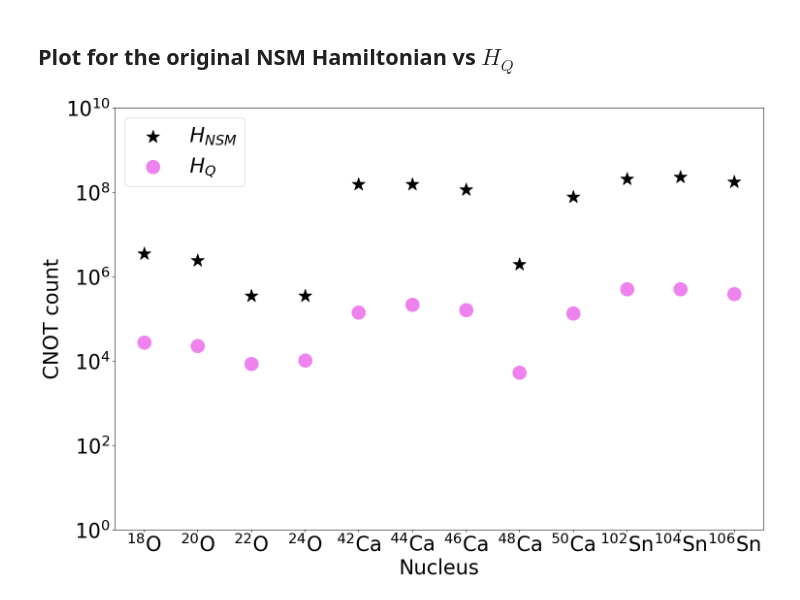
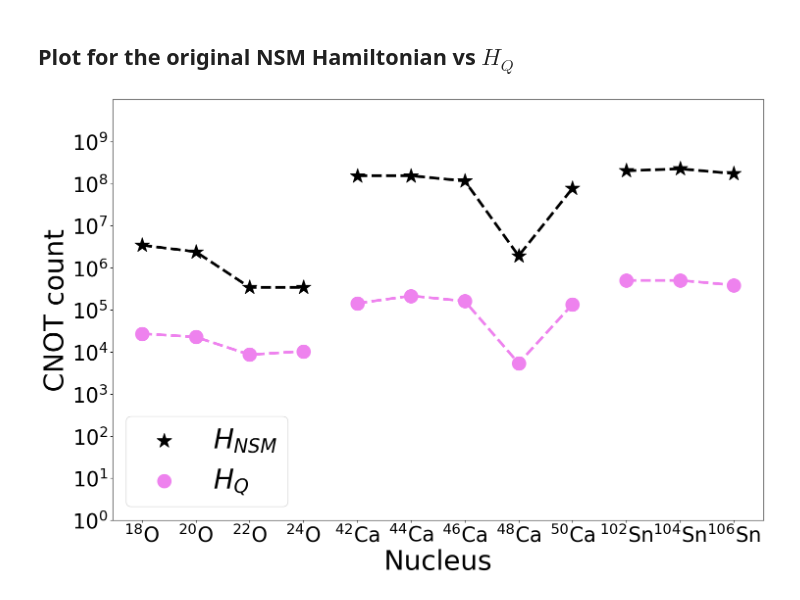
Before and after one commit to emacosta95/2nd_qa4nsm, a Jupyter notebook: TestingComputationalComplexity.ipynb, the cells around one changed output. Cells and saved outputs as stored; diff of their text form; code cells hidden in the pictures.

```diff
--- a/TestingComputationalComplexity.ipynb
+++ b/TestingComputationalComplexity.ipynb
@@ -1325,28 +1325,36 @@ values_nsm = cnot_sd + cnots_pf+cnots_gcn5082
 # %%
 import matplotlib.pyplot as plt
 import numpy as np
 
 
 
 # Plot horizontal bars (default color)
 fig, ax = plt.subplots(figsize=(15, 10))
-plt.scatter(0.2*np.arange(len(labels_nsm)), values_nsm, color='black',label=r'$H_{NSM}$',marker='*',s=400)  # optional: choose a single color
+plt.scatter(0.2*np.arange(len(labels_nsm)), values_nsm, color='black',label=r'$H_{NSM}$',marker='*',s=500)  # optional: choose a single color
+plt.plot(0.2*np.arange(len(labels_nsm))[:4], values_nsm[:4], color='black',linestyle='--',linewidth=4)
+plt.plot(0.2*np.arange(len(labels_nsm))[4:9], values_nsm[4:9], color='black',linestyle='--',linewidth=4)
+plt.plot(0.2*np.arange(len(labels_nsm))[9:], values_nsm[9:], color='black',linestyle='--',linewidth=4)
 plt.scatter(0.2*np.arange(len(labels_nsm)), values_q, color='violet',label=r'$H_Q$',marker='o',s=400)  # optional: choose a single color
-
+plt.plot(0.2*np.arange(len(labels_nsm))[:4], values_q[:4], color='violet',linestyle='--',linewidth=4)
+plt.plot(0.2*np.arange(len(labels_nsm))[4:9], values_q[4:9], color='violet',linestyle='--',linewidth=4)
+plt.plot(0.2*np.arange(len(labels_nsm))[9:], values_q[9:], color='violet',linestyle='--',linewidth=4)
 plt.xticks(0.2*np.arange(len(labels_nsm)),labels_nsm)
 # Optional: put the highest value at the top
 
 
 # Label axes
-ax.set_ylabel("CNOT count",fontsize=30)
-ax.set_xlabel("Nucleus",fontsize=30)
+ax.set_ylabel("CNOT count",fontsize=40)
+ax.set_xlabel("Nucleus",fontsize=40)
 ax.tick_params(axis='both', which='major', labelsize=30)
 plt.semilogy()
 plt.tight_layout()
 plt.ylim([1,3*10**8])
-plt.legend(fontsize=30)
+plt.legend(fontsize=40,loc='lower left')
 ax.set_ylim([1,10**10])
+ax.set_yticks([1,10,100,1000,10**4,10**5,10**6,10**7,10**8,10**9])
 ax.margins(x=0.05)
+
+plt.savefig("cnot_counts.pdf", format="pdf", bbox_inches="tight")
 plt.show()
 # %% [output]
-[figure, old version]
+[figure, new version]
```
Also changed, not shown: 11 other files.
